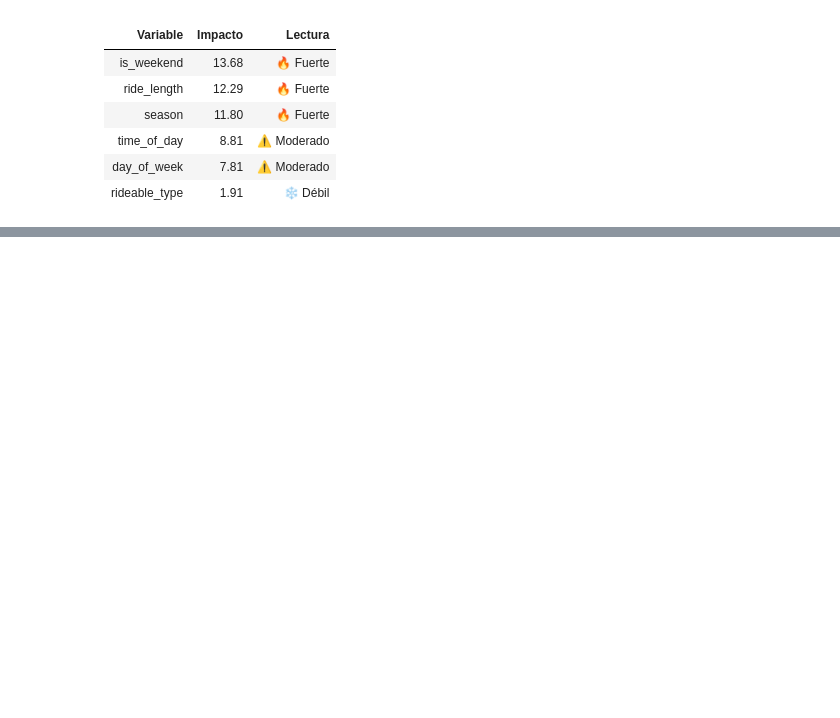
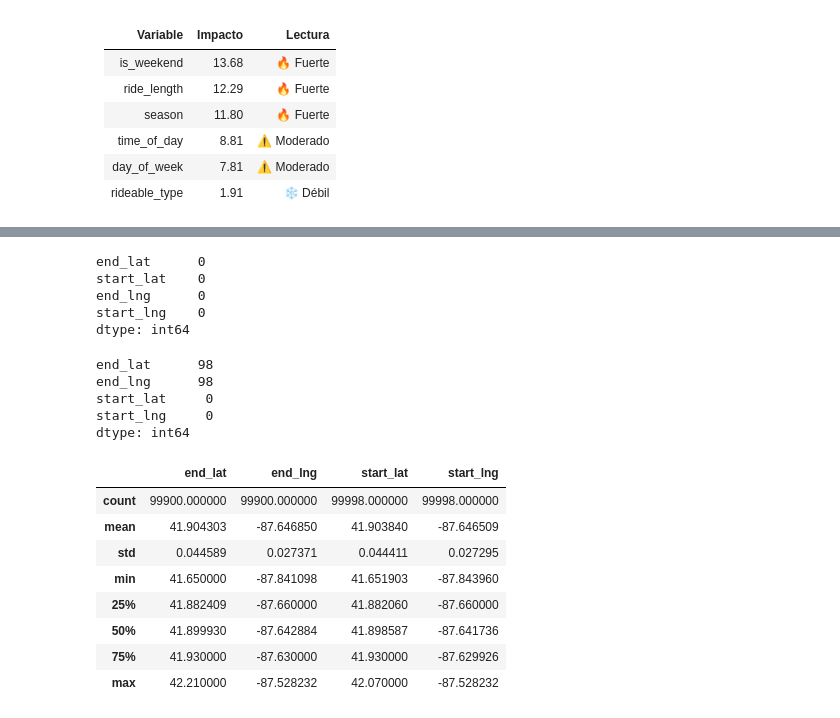
Before and after one commit to urcuninna/cyclistic_project, a Jupyter notebook: eda_diagnostico_muestra.ipynb, the cells around one changed output, grey strips where cells are left out. Saved outputs shown, nothing was run; the diff lists cells and outputs as text; code cells hidden in the pictures; blank space fills up the shorter version.

```diff
--- a/eda_diagnostico_muestra.ipynb
+++ b/eda_diagnostico_muestra.ipynb
@@ -19,6 +19,11 @@ df=pd.read_csv('dataset_maestro_ciclistas.csv')
 df_muestra = df.sample(n=100000, random_state=42)
 # %%
 #df_muestra.to_csv('muestra_ciclistas.csv', index=False)
+# %%
+df_backup = pd.read_csv('muestra_ciclistas.csv')
+
+#df_muestra['end_lat'] = df_backup['end_lat']
+#df_muestra = df_muestra.drop(columns=['end_lat', 'end_lng'])
 # %%
 df_muestra.head()
 # %% [output]
@@ -1111,0 +1170,45 @@ ranking
+# %%
+ceros=(df_muestra[['end_lat', 'start_lat', 'end_lng', 'start_lng']]==0).sum()
+ceros
+# %% [output]
+end_lat      0
+start_lat    0
+end_lng      0
+start_lng    0
+dtype: int64
+# %%
+df_muestra = df_muestra.merge(
+    df_backup[['ride_id', 'end_lat', 'end_lng']],
+    on='ride_id',
+    how='left'
+)
+# %%
+# conservar una sola versión
+df_muestra['end_lat'] = df_muestra['end_lat_x']
+df_muestra['end_lng'] = df_muestra['end_lng_x']
+
+# eliminar columnas duplicadas
+df_muestra.drop(columns=[
+    'end_lat_x','end_lat_y',
+    'end_lng_x','end_lng_y'
+], inplace=True)
+# %%
+df_muestra[['end_lat','end_lng','start_lat','start_lng']].isna().sum()
+# %% [output]
+end_lat      98
+end_lng      98
+start_lat     0
+start_lng     0
+dtype: int64
+# %%
+df_muestra[['end_lat','end_lng','start_lat','start_lng']].describe()
+# %% [output]
+|  | end_lat | end_lng | start_lat | start_lng |
+| count | 99900.000000 | 99900.000000 | 99998.000000 | 99998.000000 |
+| mean | 41.904303 | -87.646850 | 41.903840 | -87.646509 |
+| std | 0.044589 | 0.027371 | 0.044411 | 0.027295 |
+| min | 41.650000 | -87.841098 | 41.651903 | -87.843960 |
+| 25% | 41.882409 | -87.660000 | 41.882060 | -87.660000 |
+| 50% | 41.899930 | -87.642884 | 41.898587 | -87.641736 |
+| 75% | 41.930000 | -87.630000 | 41.930000 | -87.629926 |
+| max | 42.210000 | -87.528232 | 42.070000 | -87.528232 |
```
Also changed, not shown: parts of 16 cells of this notebook, 1 other file.
